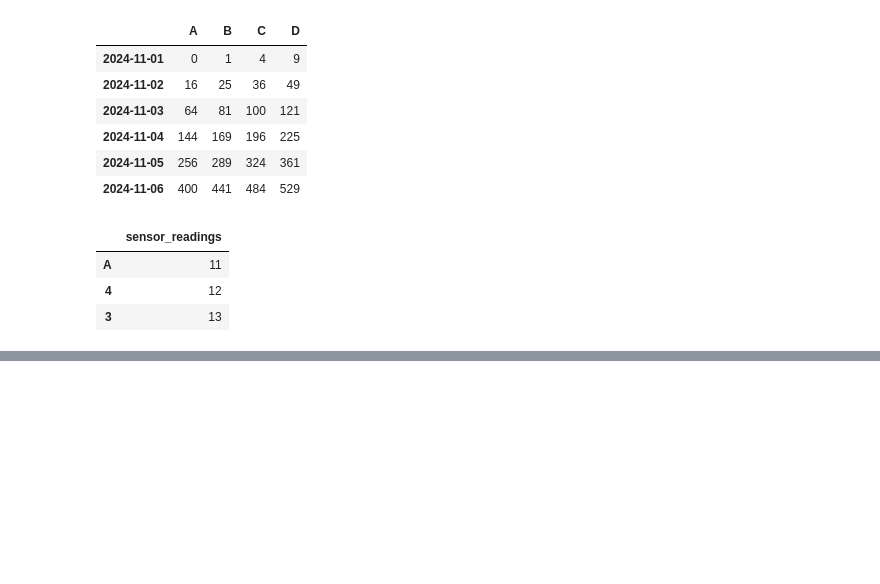
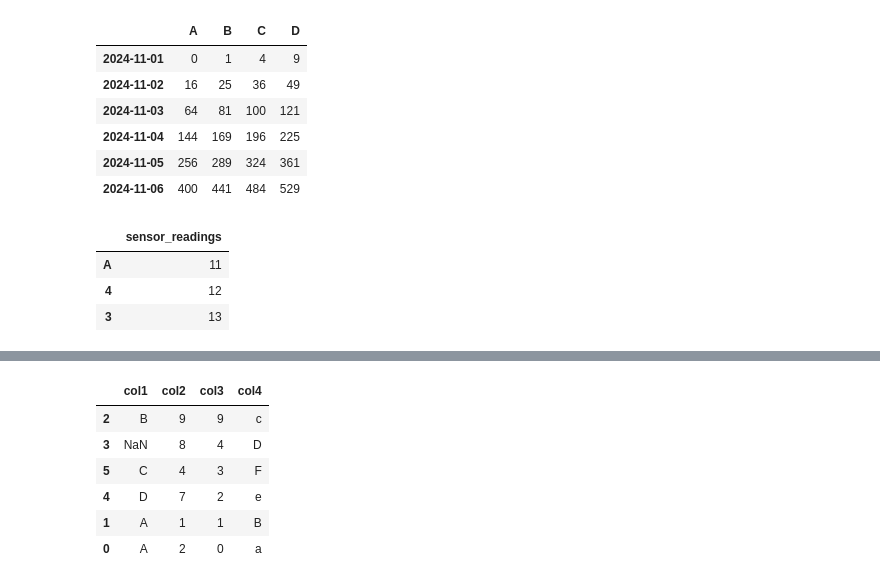
Before and after one commit to ardenpalme/Investment_Strategy, a Jupyter notebook: Pandas.ipynb, the cells around one changed output, grey strips where cells are left out. Cells and saved outputs as stored; diff of their text form; code cells hidden in the pictures; blank space fills up the shorter version.

```diff
--- a/Pandas.ipynb
+++ b/Pandas.ipynb
@@ -291,0 +310,10 @@ pd.DataFrame({"sensor_readings":[11,12,13]}, index=idx)
+# %%
+df.sort_values(by=['col3', 'col1'], ascending=False)
+# %% [output]
+|  | col1 | col2 | col3 | col4 |
+| 2 | B | 9 | 9 | c |
+| 3 | NaN | 8 | 4 | D |
+| 5 | C | 4 | 3 | F |
+| 4 | D | 7 | 2 | e |
+| 1 | A | 1 | 1 | B |
+| 0 | A | 2 | 0 | a |
```
Also changed, not shown: parts of 2 cells of this notebook, 4 other files.
